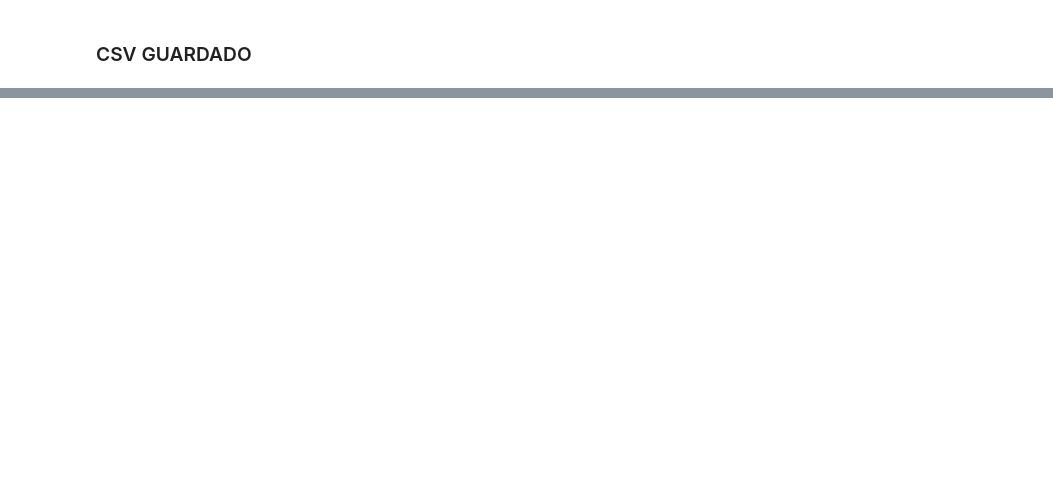
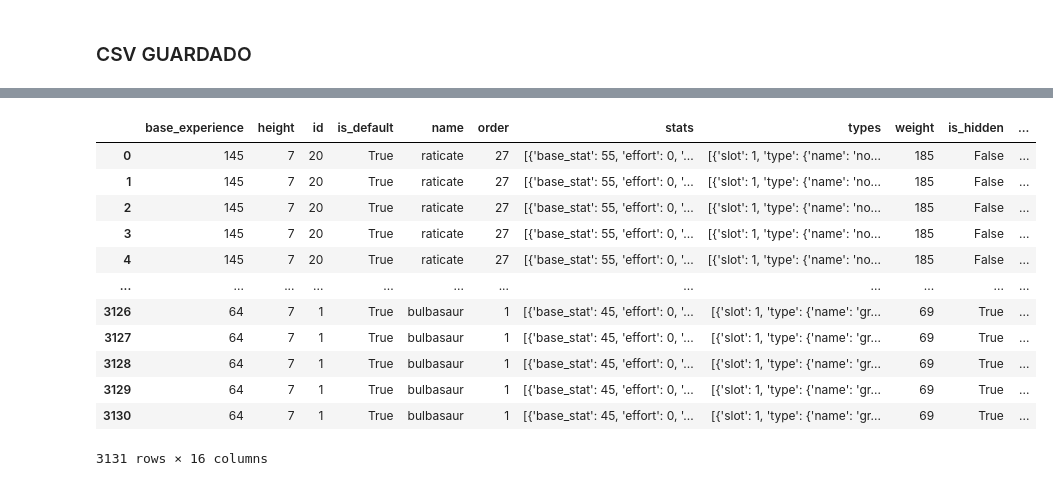
Before and after one commit to matiasfeliu92/jupyter_data, a Jupyter notebook: ETL/pokeapi_ETL.ipynb, the cells around one changed output, grey strips where cells are left out. Cells and saved outputs as stored; diff of their text form; code cells hidden in the pictures; blank space fills up the shorter version.

```diff
--- a/ETL/pokeapi_ETL.ipynb
+++ b/ETL/pokeapi_ETL.ipynb
@@ -103,0 +164,19 @@ df_pokemons
+# %%
+df_abilities_moves = pd.merge(df_habilities, df_moves, on=['name'], how='inner')
+# %%
+df_pokemons = pd.merge(df_pokemons, df_abilities_moves, on=['name'], how='inner')
+df_pokemons
+# %% [output]
+|  | base_experience | height | id | is_default | name | order | stats | types | weight | is_hidden | ... |
+| 0 | 145 | 7 | 20 | True | raticate | 27 | [{'base_stat': 55, 'effort': 0, '... | [{'slot': 1, 'type': {'name': 'no... | 185 | False | ... |
+| 1 | 145 | 7 | 20 | True | raticate | 27 | [{'base_stat': 55, 'effort': 0, '... | [{'slot': 1, 'type': {'name': 'no... | 185 | False | ... |
+| 2 | 145 | 7 | 20 | True | raticate | 27 | [{'base_stat': 55, 'effort': 0, '... | [{'slot': 1, 'type': {'name': 'no... | 185 | False | ... |
+| 3 | 145 | 7 | 20 | True | raticate | 27 | [{'base_stat': 55, 'effort': 0, '... | [{'slot': 1, 'type': {'name': 'no... | 185 | False | ... |
+| 4 | 145 | 7 | 20 | True | raticate | 27 | [{'base_stat': 55, 'effort': 0, '... | [{'slot': 1, 'type': {'name': 'no... | 185 | False | ... |
+| ... | ... | ... | ... | ... | ... | ... | ... | ... | ... | ... | ... |
+| 3126 | 64 | 7 | 1 | True | bulbasaur | 1 | [{'base_stat': 45, 'effort': 0, '... | [{'slot': 1, 'type': {'name': 'gr... | 69 | True | ... |
+| 3127 | 64 | 7 | 1 | True | bulbasaur | 1 | [{'base_stat': 45, 'effort': 0, '... | [{'slot': 1, 'type': {'name': 'gr... | 69 | True | ... |
+| 3128 | 64 | 7 | 1 | True | bulbasaur | 1 | [{'base_stat': 45, 'effort': 0, '... | [{'slot': 1, 'type': {'name': 'gr... | 69 | True | ... |
+| 3129 | 64 | 7 | 1 | True | bulbasaur | 1 | [{'base_stat': 45, 'effort': 0, '... | [{'slot': 1, 'type': {'name': 'gr... | 69 | True | ... |
+| 3130 | 64 | 7 | 1 | True | bulbasaur | 1 | [{'base_stat': 45, 'effort': 0, '... | [{'slot': 1, 'type': {'name': 'gr... | 69 | True | ... |
+3131 rows × 16 columns
```
Also changed, not shown: parts of 12 cells of this notebook, 1 other file.
